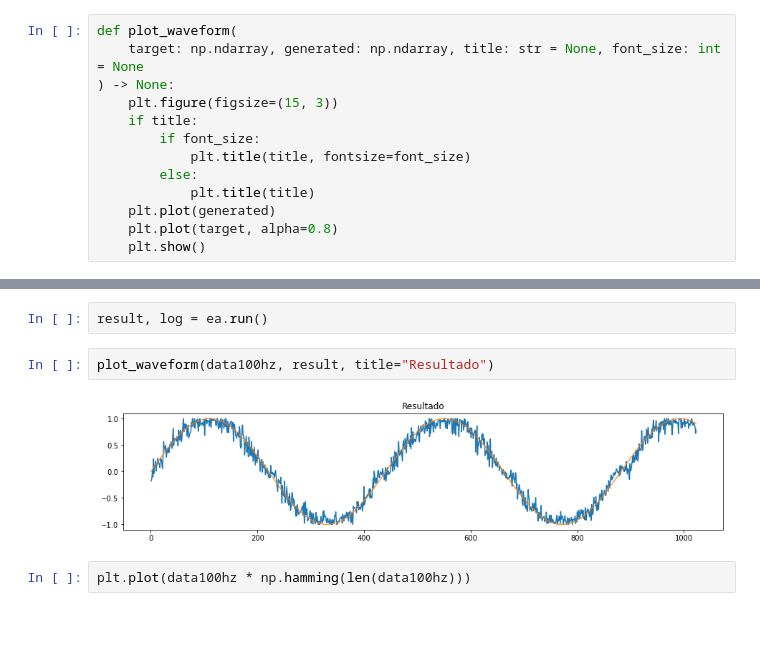
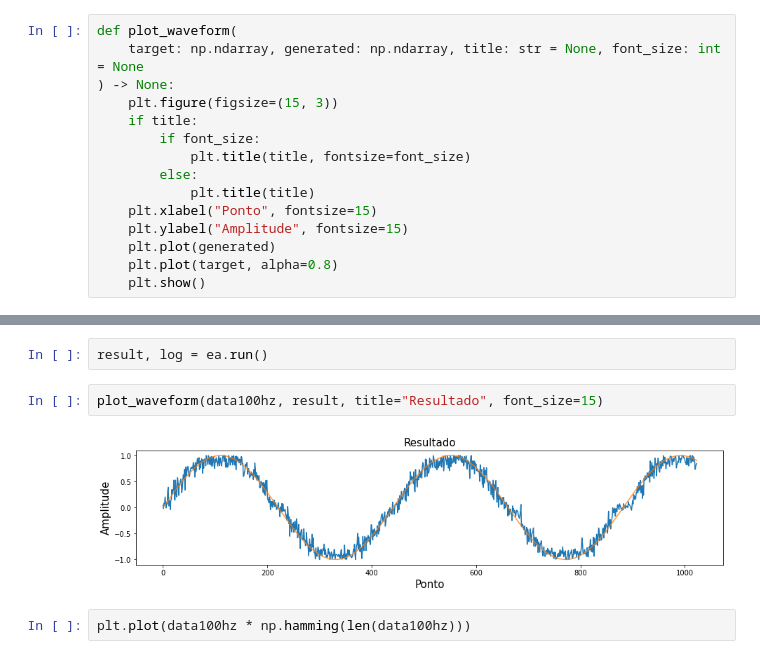
Before and after one commit to REIS0/Mugi, a Jupyter notebook: ea.ipynb, the cells around one changed output, grey strips where cells are left out. Cells and saved outputs as stored; diff of their text form; blank space fills up the shorter version.

```diff
--- a/ea.ipynb
+++ b/ea.ipynb
@@ -15,6 +15,8 @@ def plot_waveform(
             plt.title(title, fontsize=font_size)
         else:
             plt.title(title)
+    plt.xlabel("Ponto", fontsize=15)
+    plt.ylabel("Amplitude", fontsize=15)
     plt.plot(generated)
     plt.plot(target, alpha=0.8)
     plt.show()
@@ -180,9 +199,9 @@ ea.set_crossover(cx.simple_two_point)
 # %%
 result, log = ea.run()
 # %%
-plot_waveform(data100hz, result, title="Resultado")
+plot_waveform(data100hz, result, title="Resultado", font_size=15)
 # %% [output]
-[figure, old version]
+[figure, new version]
 # %%
 plt.plot(data100hz * np.hamming(len(data100hz)))
 # %% [output]
```
Also changed, not shown: parts of 9 cells of this notebook.
